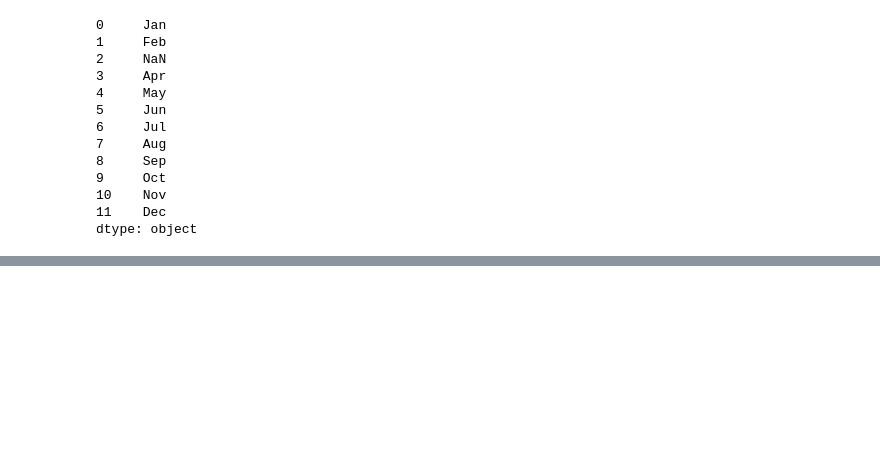
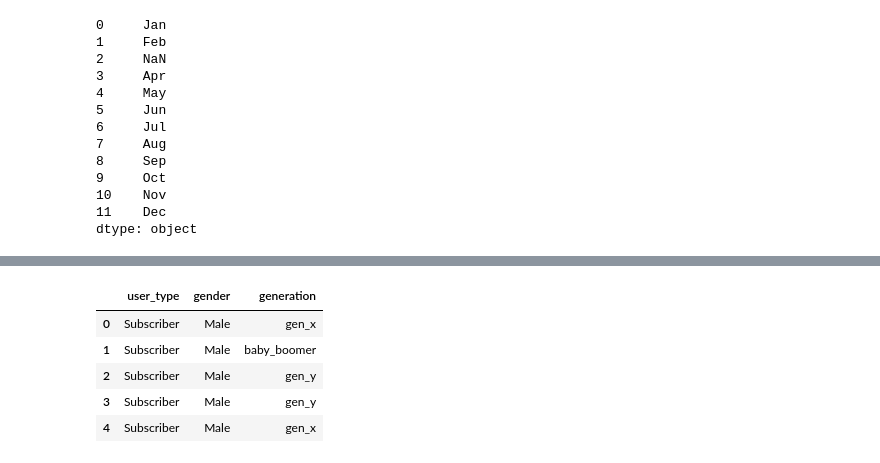
Before and after one commit to ongks-useR/united_states_bike_share, a Jupyter notebook: data_cleaning.ipynb, the cells around one changed output, grey strips where cells are left out. Saved outputs shown, nothing was run; the diff lists cells and outputs as text; code cells hidden in the pictures; blank space fills up the shorter version.

```diff
--- a/data_cleaning.ipynb
+++ b/data_cleaning.ipynb
@@ -1188,0 +1292,11 @@ dtype: object
+# %%
+# subset columns with 'category' data type
+
+df.select_dtypes(include = 'category').head()
+# %% [output]
+|  | user_type | gender | generation |
+| 0 | Subscriber | Male | gen_x |
+| 1 | Subscriber | Male | baby_boomer |
+| 2 | Subscriber | Male | gen_y |
+| 3 | Subscriber | Male | gen_y |
+| 4 | Subscriber | Male | gen_x |
```
Also changed, not shown: parts of 35 cells of this notebook.
